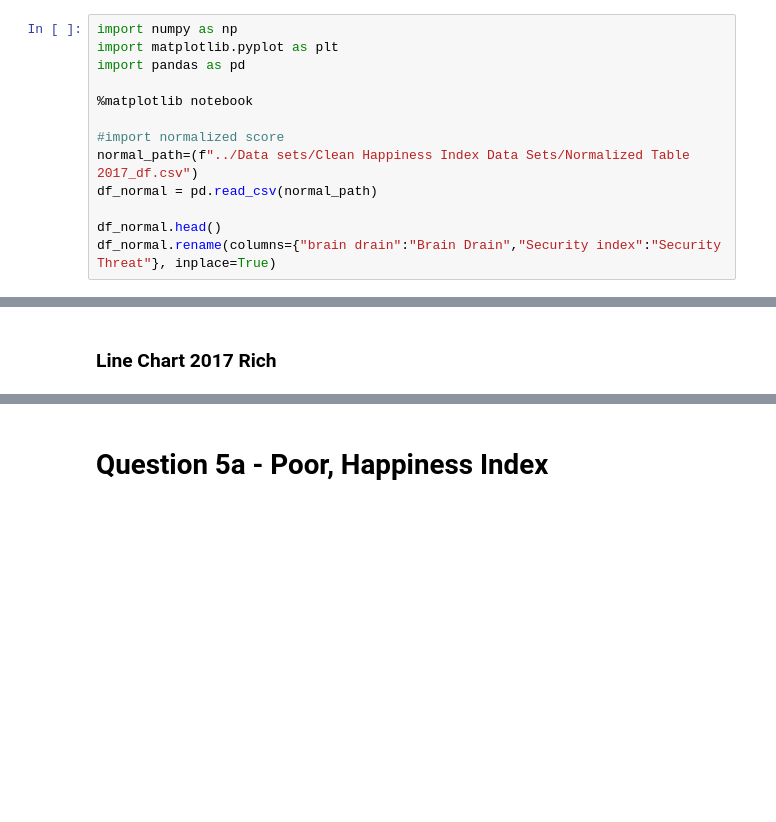
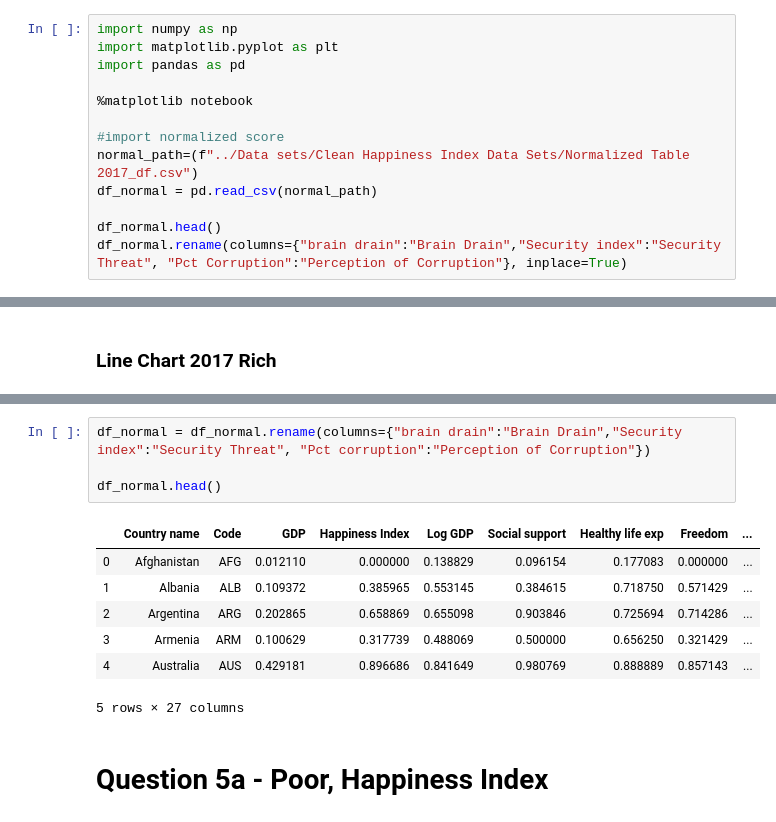
Before and after one commit to jkurtb/Suicide_squad, a Jupyter notebook: Data Viz/Question 5, barchart.ipynb, the cells around one changed output, grey strips where cells are left out. Saved outputs shown, nothing was run; the diff lists cells and outputs as text; blank space fills up the shorter version.

```diff
--- a/Data Viz/Question 5, barchart.ipynb
+++ b/Data Viz/Question 5, barchart.ipynb
@@ -12,7 +12,7 @@ normal_path=(f"../Data sets/Clean Happiness Index Data Sets/Normalized Table 201
 df_normal = pd.read_csv(normal_path)
 
 df_normal.head()
-df_normal.rename(columns={"brain drain":"Brain Drain","Security index":"Security Threat"}, inplace=True)
+df_normal.rename(columns={"brain drain":"Brain Drain","Security index":"Security Threat", "Pct Corruption":"Perception of Corruption"}, inplace=True)
 # %% [markdown]
 ## 5.a Rich Happiness Index Variable
 ### a. For variables, we pick Log GDP, Social Support, Healthy Life exp, Freedom
@@ -290,3 +291,15 @@ plt.grid(False)
+# %%
+df_normal = df_normal.rename(columns={"brain drain":"Brain Drain","Security index":"Security Threat", "Pct corruption":"Perception of Corruption"})
+
+df_normal.head()
+# %% [output]
+|  | Country name | Code | GDP | Happiness Index | Log GDP | Social support | Healthy life exp | Freedom | ... |
+| 0 | Afghanistan | AFG | 0.012110 | 0.000000 | 0.138829 | 0.096154 | 0.177083 | 0.000000 | ... |
+| 1 | Albania | ALB | 0.109372 | 0.385965 | 0.553145 | 0.384615 | 0.718750 | 0.571429 | ... |
+| 2 | Argentina | ARG | 0.202865 | 0.658869 | 0.655098 | 0.903846 | 0.725694 | 0.714286 | ... |
+| 3 | Armenia | ARM | 0.100629 | 0.317739 | 0.488069 | 0.500000 | 0.656250 | 0.321429 | ... |
+| 4 | Australia | AUS | 0.429181 | 0.896686 | 0.841649 | 0.980769 | 0.888889 | 0.857143 | ... |
+5 rows × 27 columns
 # %% [markdown]
 # Question 5a - Poor, Happiness Index
 # %%
```
Also changed, not shown: parts of 9 cells of this notebook, 7 other files.
